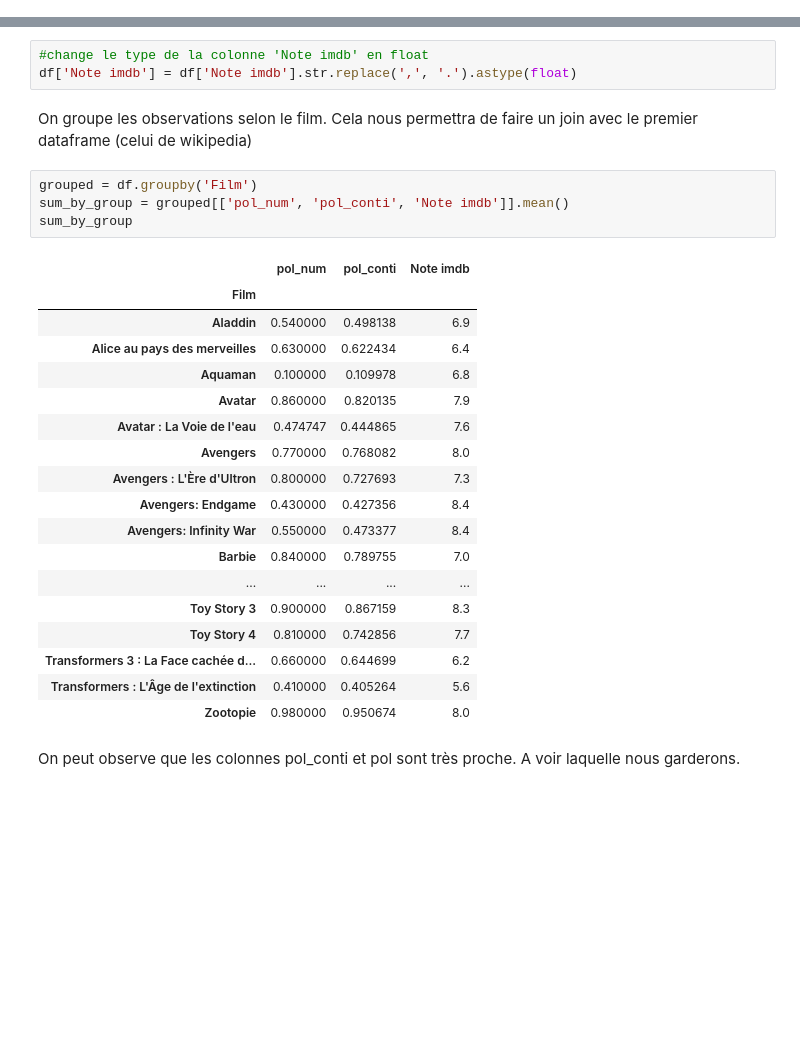
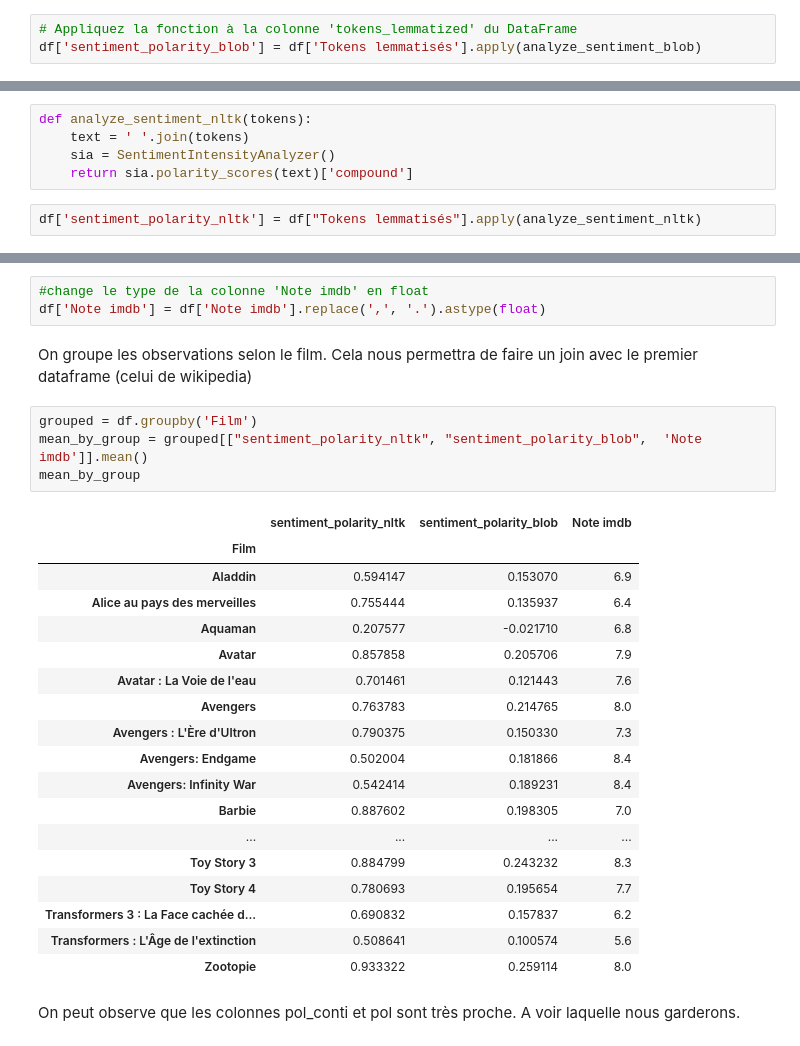
Before and after one commit to LouisArmand0/Projet_Python, a Jupyter notebook: NLP.ipynb, the cells around one changed output, grey strips where cells are left out. Drawn from its saved outputs; the diff is of its cells as text; blank space fills up the shorter version.

```diff
--- a/NLP.ipynb
+++ b/NLP.ipynb
@@ -193,0 +196,3 @@ df['pol_num'] = df['pol'].apply(lambda x: 1 if x == 'Positive' else (-1 if x ==
+# %%
+# Appliquez la fonction à la colonne 'tokens_lemmatized' du DataFrame
+df['sentiment_polarity_blob'] = df['Tokens lemmatisés'].apply(analyze_sentiment_blob)
@@ -193,0 +201,7 @@ df['pol_num'] = df['pol'].apply(lambda x: 1 if x == 'Positive' else (-1 if x ==
+# %%
+def analyze_sentiment_nltk(tokens):
+    text = ' '.join(tokens)
+    sia = SentimentIntensityAnalyzer()
+    return sia.polarity_scores(text)['compound']
+# %%
+df['sentiment_polarity_nltk'] = df["Tokens lemmatisés"].apply(analyze_sentiment_nltk)
@@ -194,30 +226,30 @@ df['pol_num'] = df['pol'].apply(lambda x: 1 if x == 'Positive' else (-1 if x ==
 # %%
 #change le type de la colonne 'Note imdb' en float
-df['Note imdb'] = df['Note imdb'].str.replace(',', '.').astype(float)
+df['Note imdb'] = df['Note imdb'].replace(',', '.').astype(float)
 # %% [markdown]
 On groupe les observations selon le film. Cela nous permettra de faire un join avec le premier dataframe (celui de wikipedia)
 # %%
 grouped = df.groupby('Film')
-sum_by_group = grouped[['pol_num', 'pol_conti', 'Note imdb']].mean()
-sum_by_group
+mean_by_group = grouped[["sentiment_polarity_nltk", "sentiment_polarity_blob",  'Note imdb']].mean()
+mean_by_group
 # %% [output]
-|  | pol_num | pol_conti | Note imdb |
+|  | sentiment_polarity_nltk | sentiment_polarity_blob | Note imdb |
 | Film |  |  |  |
-| Aladdin | 0.540000 | 0.498138 | 6.9 |
-| Alice au pays des merveilles | 0.630000 | 0.622434 | 6.4 |
-| Aquaman | 0.100000 | 0.109978 | 6.8 |
-| Avatar | 0.860000 | 0.820135 | 7.9 |
-| Avatar : La Voie de l'eau | 0.474747 | 0.444865 | 7.6 |
-| Avengers | 0.770000 | 0.768082 | 8.0 |
-| Avengers : L'Ère d'Ultron | 0.800000 | 0.727693 | 7.3 |
-| Avengers: Endgame | 0.430000 | 0.427356 | 8.4 |
-| Avengers: Infinity War | 0.550000 | 0.473377 | 8.4 |
-| Barbie | 0.840000 | 0.789755 | 7.0 |
+| Aladdin | 0.594147 | 0.153070 | 6.9 |
+| Alice au pays des merveilles | 0.755444 | 0.135937 | 6.4 |
+| Aquaman | 0.207577 | -0.021710 | 6.8 |
+| Avatar | 0.857858 | 0.205706 | 7.9 |
+| Avatar : La Voie de l'eau | 0.701461 | 0.121443 | 7.6 |
+| Avengers | 0.763783 | 0.214765 | 8.0 |
+| Avengers : L'Ère d'Ultron | 0.790375 | 0.150330 | 7.3 |
+| Avengers: Endgame | 0.502004 | 0.181866 | 8.4 |
+| Avengers: Infinity War | 0.542414 | 0.189231 | 8.4 |
+| Barbie | 0.887602 | 0.198305 | 7.0 |
 | ... | ... | ... | ... |
-| Toy Story 3 | 0.900000 | 0.867159 | 8.3 |
-| Toy Story 4 | 0.810000 | 0.742856 | 7.7 |
-| Transformers 3 : La Face cachée d... | 0.660000 | 0.644699 | 6.2 |
-| Transformers : L'Âge de l'extinction | 0.410000 | 0.405264 | 5.6 |
-| Zootopie | 0.980000 | 0.950674 | 8.0 |
+| Toy Story 3 | 0.884799 | 0.243232 | 8.3 |
+| Toy Story 4 | 0.780693 | 0.195654 | 7.7 |
+| Transformers 3 : La Face cachée d... | 0.690832 | 0.157837 | 6.2 |
+| Transformers : L'Âge de l'extinction | 0.508641 | 0.100574 | 5.6 |
+| Zootopie | 0.933322 | 0.259114 | 8.0 |
 # %% [markdown]
 On peut observe que les colonnes pol_conti et pol sont très proche. A voir laquelle nous garderons.
```
Also changed, not shown: parts of 37 cells of this notebook.
